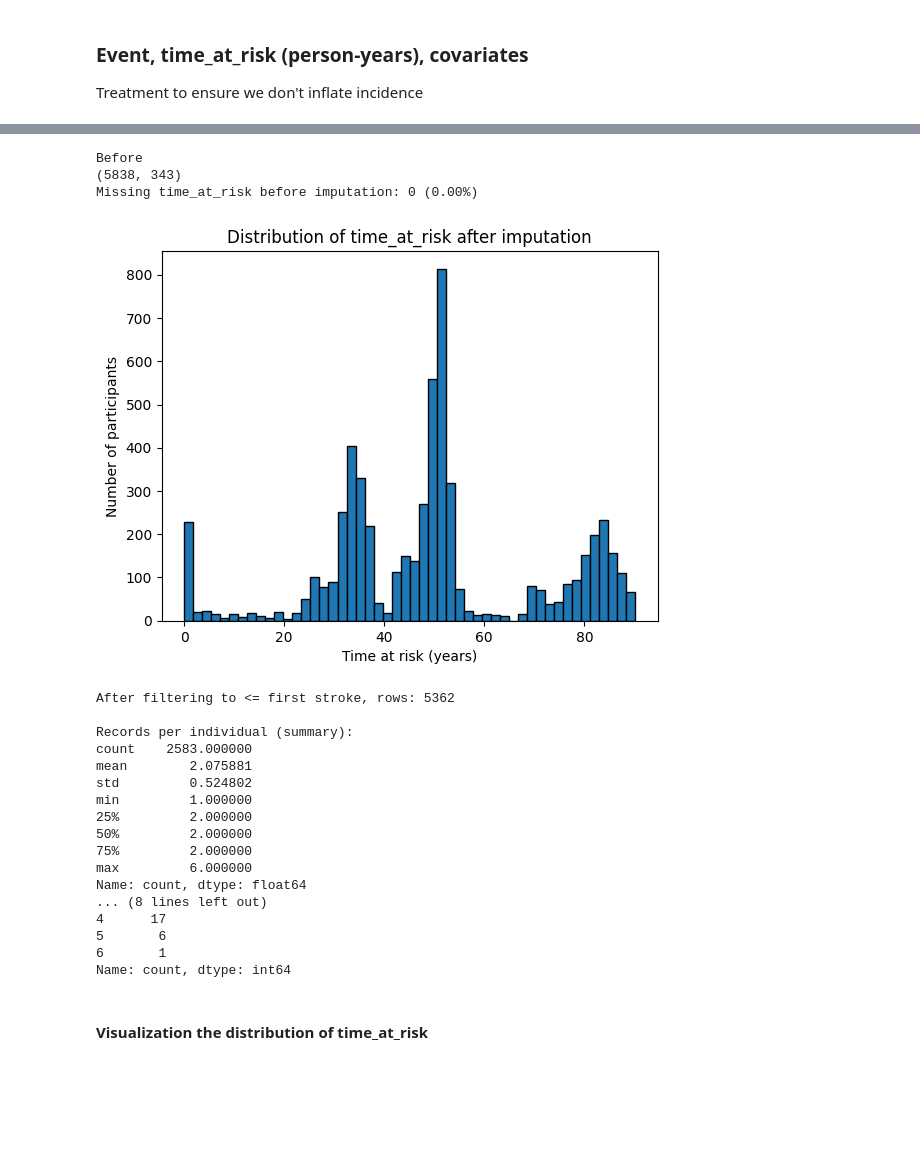
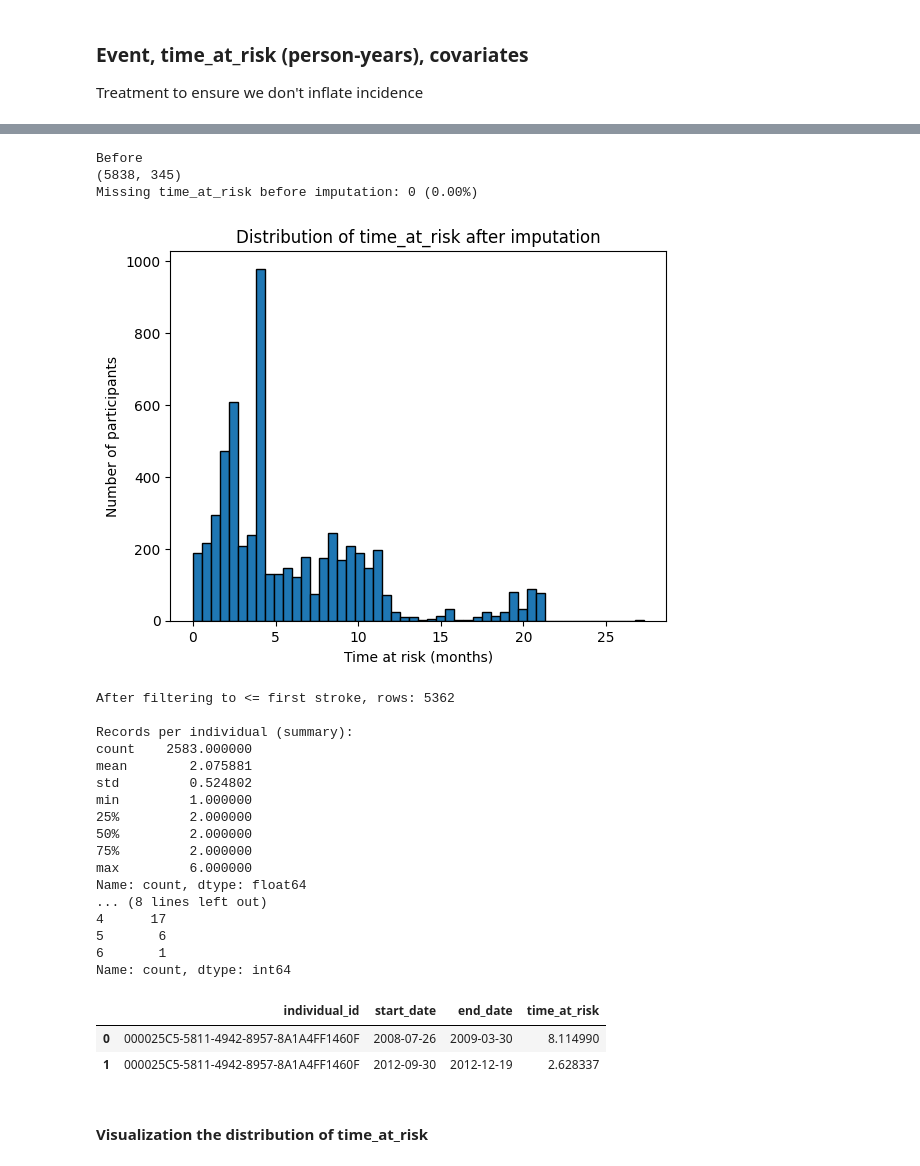
Before and after one commit to dmainagithub/stroke-work, a Jupyter notebook: notebooks/stroke_poisson_model_nairobi-multiple.ipynb, the cells around one changed output, grey strips where cells are left out. Saved outputs shown, nothing was run; the diff lists cells and outputs as text; code cells hidden in the pictures; blank space fills up the shorter version.

```diff
--- a/notebooks/stroke_poisson_model_nairobi-multiple.ipynb
+++ b/notebooks/stroke_poisson_model_nairobi-multiple.ipynb
@@ -179,0 +183,15 @@ Treatment to ensure we don't inflate incidence
+# %%
+# ---------------------------------------------------------------------------
+# df['res_eventdate'] = pd.to_datetime(df['res_eventdate'], errors='coerce')
+# Convert obs_date from string (e.g., '26jul2008') to datetime
+df['obs_date'] = pd.to_datetime(df['obs_date'], format='%d%b%Y', errors='coerce')
+
+# 1. Get study start and end per project (source)
+study_periods = (
+    df.groupby('source')['obs_date']
+      .agg(study_start='min', study_end='max')
+      .reset_index()
+)
+
+# 2. Merge study periods back to original data
+df = df.merge(study_periods, on='source', how='left')
@@ -187,18 +260,15 @@ print(df.shape)
 # df = df[df['res_event'].isin(valid_events)].copy()
 
 # ---------------------------------------------------------------------------
-# df['res_eventdate'] = pd.to_datetime(df['res_eventdate'], errors='coerce')
-# Convert obs_date from string (e.g., '26jul2008') to datetime
-df['obs_date'] = pd.to_datetime(df['obs_date'], format='%d%b%Y', errors='coerce')
-
-# ---------------------------------------------------------------------------
 # Sorting based on an individual and observation date
 df = df.sort_values(['individual_id', 'obs_date'])
 
 # ---------------------------------------------------------------------------
 # Preparing time intervals during which a person is at risk
-df['start_date'] = df.groupby('individual_id')['obs_date'].transform('min')
-df['end_date'] = df.groupby('individual_id')['obs_date'].transform('max')
+# df['start_date'] = df.groupby('individual_id')['obs_date'].transform('min')
+# df['end_date'] = df.groupby('individual_id')['obs_date'].transform('max')
+df['start_date'] = df['obs_date']
+df['end_date']   = df['study_end']
 
 # ---------------------------------------------------------------------------
 # Computing time at risk (person-time) in years
@@ -222,9 +292,10 @@ if 'site' in df.columns:
 import matplotlib.pyplot as plt
 
 plt.hist(df['time_at_risk'], bins=50, edgecolor='black')
-plt.xlabel("Time at risk (years)")
+plt.xlabel("Time at risk (months)")
 plt.ylabel("Number of participants")
 plt.title("Distribution of time_at_risk after imputation")
+# plt.savefig("D:/APHRC/GoogleDrive_ii/stata_do_files/madiva/stroke_work/visualization/time_at_risk_Nairobi.png", dpi=300, bbox_inches='tight')
 plt.show()
 # ---------------------------------------------------------------------------
 
@@ -266,35 +337,35 @@ print("\nRecords per individual (summary):")
 print(counts_summary)
 
 # How many individuals have only one record (single-visit)?
 n_single = (counts == 1).sum()
 pct_single = (n_single / counts.shape[0]) * 100
 
 print(f"\nIndividuals with a single record: {n_single} ({pct_single:.1f}%)")
 
 # Show frequency distribution (top few)
 print("\nTop frequency counts (number of persons with X records):")
 freq_table = counts.value_counts().sort_index()      # index = number of records, value = # persons
 print(freq_table.head(20))  # show first 20 rows; increase if needed
 
 # # If you want the full distribution dataframe:
 # freq_df = freq_table.reset_index().rename(columns={'index': 'n_records', 'individual_id': 'n_persons'})
 # Create a clean dataframe version
 freq_df = freq_table.reset_index(name="n_persons")
 freq_df.columns = ['n_records', 'n_persons']  # rename safely
 
 # ---------------------------
 # 4. (Optional) If you intend to use months offsets in models:
 #     prepare X,y,offset using offset_months
 # ---------------------------
 # Example:
 # offset_for_model = df['offset_months']
 # y_for_model = df['event']
 # X_for_model = df[covariates_present]  # after your usual pre-processing
 # %% [output]
 Before
-(5838, 343)
+(5838, 345)
 Missing time_at_risk before imputation: 0 (0.00%)
-[figure, old version]
+[figure, new version]
 After filtering to <= first stroke, rows: 5362
 
 Records per individual (summary):
@@ -312,6 +383,12 @@ Name: count, dtype: float64
 5       6
 6       1
 Name: count, dtype: int64
+# %%
+df.loc[df['individual_id']=='000025C5-5811-4942-8957-8A1A4FF1460F'][['individual_id','start_date','end_date','time_at_risk']]
+# %% [output]
+|  | individual_id | start_date | end_date | time_at_risk |
+| 0 | 000025C5-5811-4942-8957-8A1A4FF1460F | 2008-07-26 | 2009-03-30 | 8.114990 |
+| 1 | 000025C5-5811-4942-8957-8A1A4FF1460F | 2012-09-30 | 2012-12-19 | 2.628337 |
 # %% [markdown]
 #### Visualization the distribution of time_at_risk
 # %%
```
Also changed, not shown: parts of 17 cells of this notebook, 2 other files.
